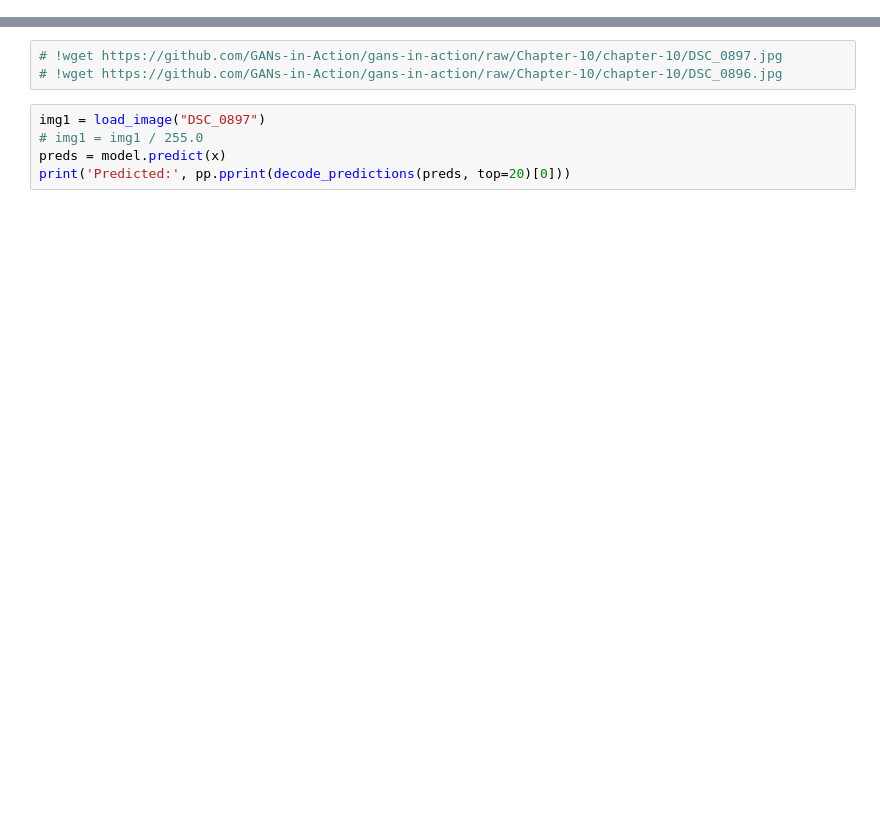
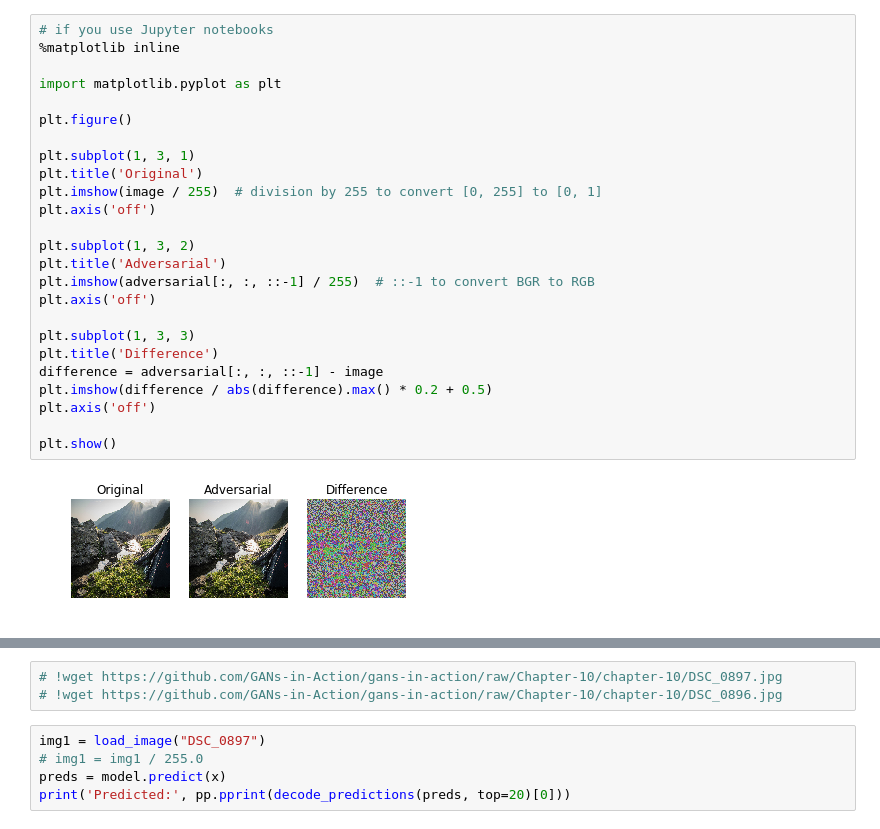
Before and after one commit to GANs-in-Action/gans-in-action, a Jupyter notebook: chapter-10/Chapter10_Adversarial_Examples.ipynb, the cells around one changed output, grey strips where cells are left out. Saved outputs shown, nothing was run; the diff lists cells and outputs as text; blank space fills up the shorter version.

```diff
--- a/chapter-10/Chapter10_Adversarial_Examples.ipynb
+++ b/chapter-10/Chapter10_Adversarial_Examples.ipynb
@@ -58,0 +75,27 @@ def load_image(extension: str):
+# %%
+# if you use Jupyter notebooks
+%matplotlib inline
+
+import matplotlib.pyplot as plt
+
+plt.figure()
+
+plt.subplot(1, 3, 1)
+plt.title('Original')
+plt.imshow(image / 255)  # division by 255 to convert [0, 255] to [0, 1]
+plt.axis('off')
+
+plt.subplot(1, 3, 2)
+plt.title('Adversarial')
+plt.imshow(adversarial[:, :, ::-1] / 255)  # ::-1 to convert BGR to RGB
+plt.axis('off')
+
+plt.subplot(1, 3, 3)
+plt.title('Difference')
+difference = adversarial[:, :, ::-1] - image
+plt.imshow(difference / abs(difference).max() * 0.2 + 0.5)
+plt.axis('off')
+
+plt.show()
+# %% [output]
+[figure, added]
```
Also changed, not shown: parts of 22 cells of this notebook, 1 other file.
